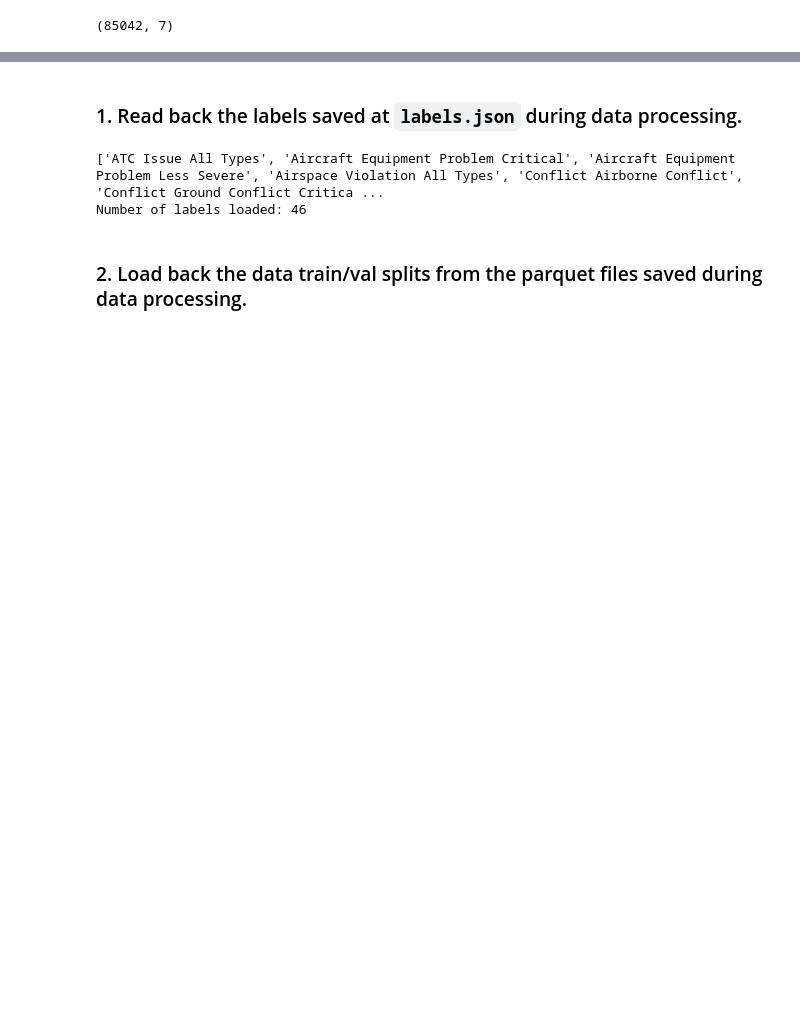
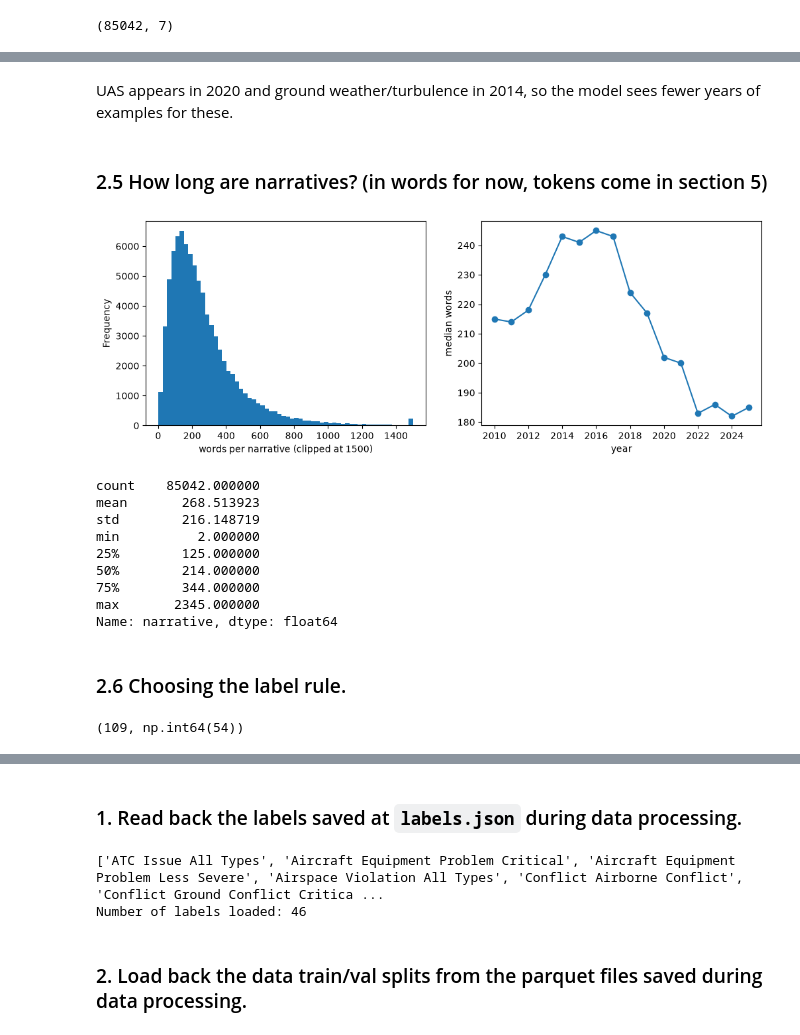
Before and after one commit to alvaro-serero/asrs-lora-classifier, a Jupyter notebook: notebook.ipynb, the cells around one changed output, grey strips where cells are left out. Saved outputs shown, nothing was run; the diff lists cells and outputs as text; code cells hidden in the pictures; blank space fills up the shorter version.

```diff
--- a/notebook.ipynb
+++ b/notebook.ipynb
@@ -396,0 +428,31 @@ train 67826 | val 4581 | test 11542 | 46 labels
+# %% [markdown]
+UAS appears in 2020 and ground weather/turbulence in 2014, so the model sees fewer years of examples for these.
+# %% [markdown]
+### 2.5 How long are narratives? (in words for now, tokens come in section 5)
+# %%
+words = df["narrative"].str.split().str.len()
+
+fig, (a1, a2) = plt.subplots(1, 2, figsize=(12, 4))
+words.clip(upper=1500).plot.hist(bins=60, ax=a1)
+a1.set_xlabel("words per narrative (clipped at 1500)")
+words.groupby(df["year"]).median().plot(ax=a2, marker="o")
+a2.set_ylabel("median words")
+plt.show()
+print(words.describe())
+# %% [output]
+[figure, added]
+count    85042.000000
+mean       268.513923
+std        216.148719
+min          2.000000
+25%        125.000000
+50%        214.000000
+75%        344.000000
+max       2345.000000
+Name: narrative, dtype: float64
+# %% [markdown]
+### 2.6 Choosing the label rule.
+# %%
+len(counts), (counts >= 200).sum()
+# %% [output]
+(109, np.int64(54))
```
Also changed, not shown: parts of 79 cells of this notebook, 3 other files.
